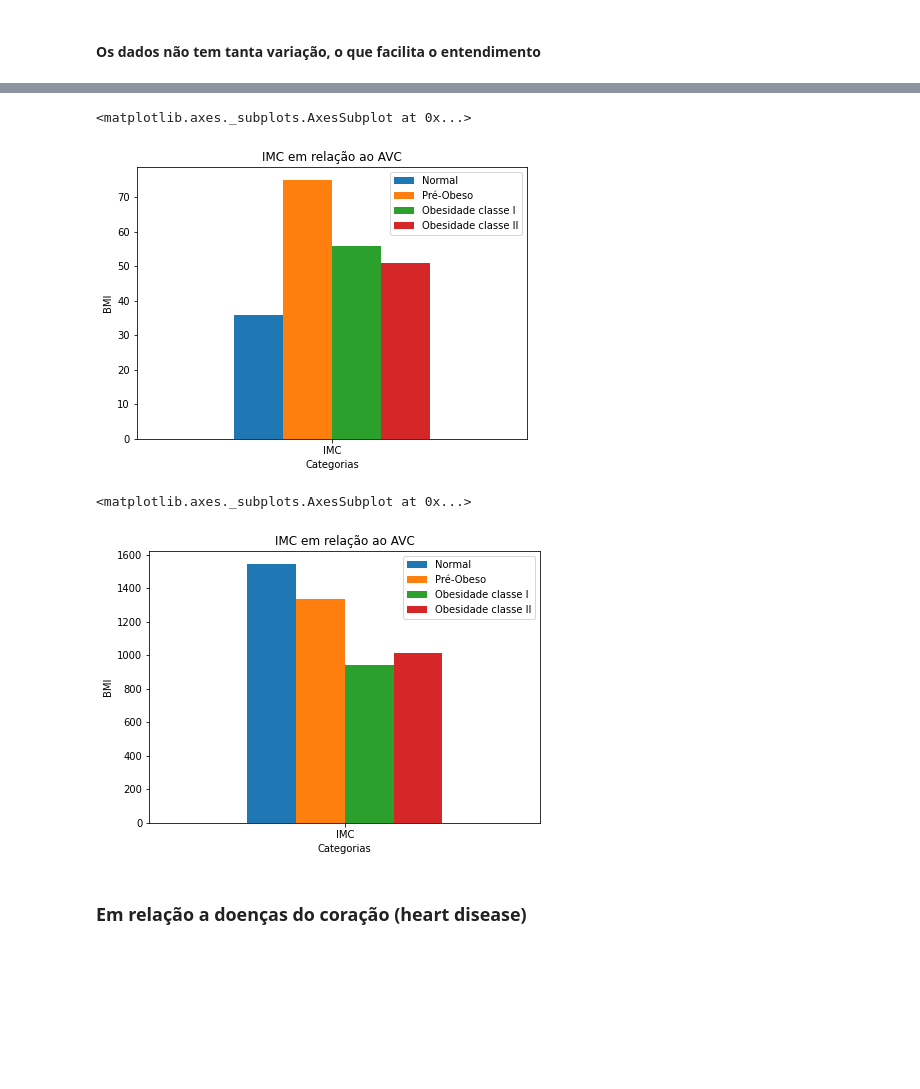
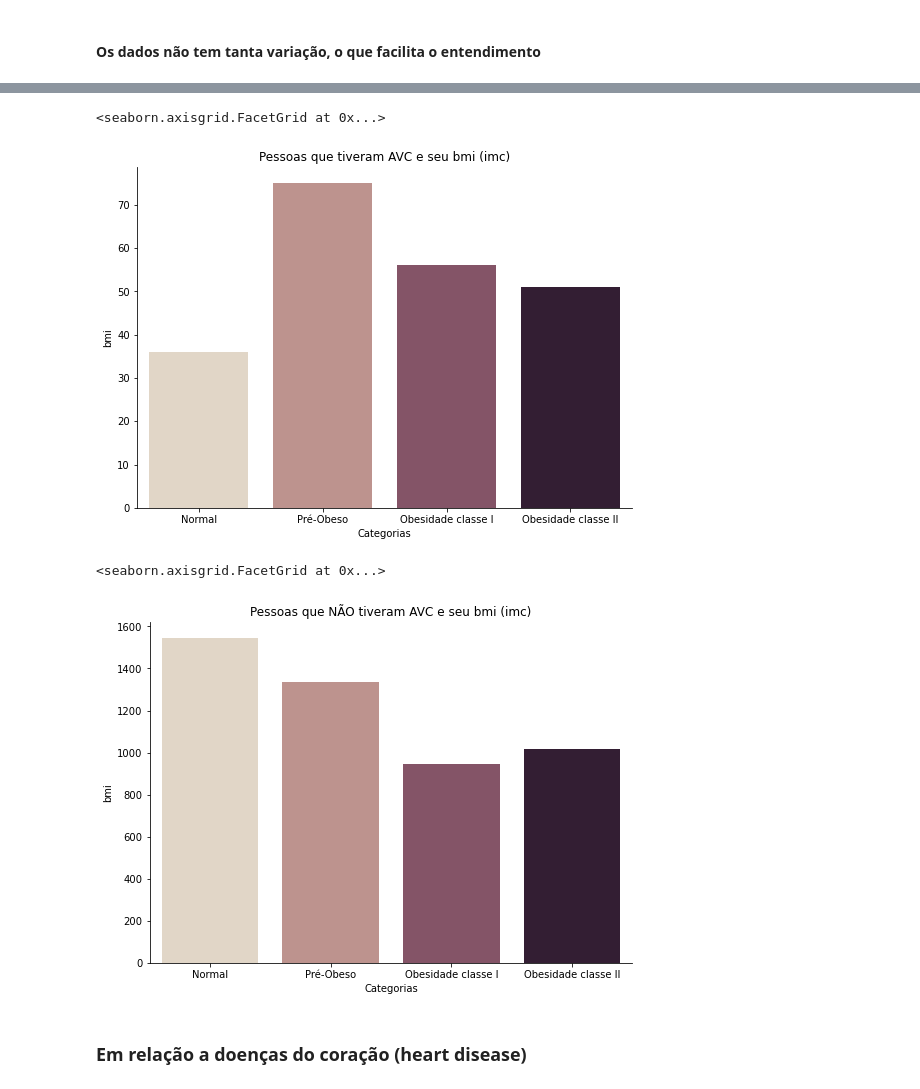
Before and after one commit to lucasma7/Exploratory_Analysis_Stroke, a Jupyter notebook: exploratory_analysis_stroke.ipynb, the cells around one changed output, grey strips where cells are left out. Cells and saved outputs as stored; diff of their text form; code cells hidden in the pictures; blank space fills up the shorter version.

```diff
--- a/exploratory_analysis_stroke.ipynb
+++ b/exploratory_analysis_stroke.ipynb
@@ -488,32 +461,33 @@ array([[<matplotlib.axes._subplots.AxesSubplot object at 0x...>]],
 [figure]
 # %%
-bmi = DataBase[DataBase.stroke == 1]
-bmi = bmi["bmi"].value_counts()
-bmi = bmi.dropna()
-bmi1 = bmi[bmi.index < 25].sum()
-bmi2 = bmi[bmi.index < 30].sum() - bmi1
-bmi3 = bmi[bmi.index < 35].sum() -  (bmi2 + bmi1)
-bmi4 = bmi[bmi.index > 34].sum()
-df_bmi = pd.DataFrame([{"Normal": bmi1, "Pré-Obeso": bmi2, "Obesidade classe I":bmi3, "Obesidade classe II": bmi4 }])
-df_bmi = df_bmi.rename({0 :"IMC"}, axis='index')
-df_bmi.plot.bar (rot=0, title='IMC em relação ao AVC', figsize=(7,5), ylabel='BMI' , xlabel='Categorias')
+bmi_1 = DataBase[DataBase.stroke == 1]
+bmi_1 = bmi_1["bmi"].value_counts()
+bmi_1 = bmi_1.dropna()
+bmi1 = bmi_1[bmi_1.index < 25].sum()
+bmi2 = bmi_1[bmi_1.index < 30].sum() - bmi1
+bmi3 = bmi_1[bmi_1.index < 35].sum() -  (bmi2 + bmi1)
+bmi4 = bmi_1[bmi_1.index > 34].sum()
+df_bmi_1 = pd.DataFrame([{"Normal": bmi1, "Pré-Obeso": bmi2, "Obesidade classe I":bmi3, "Obesidade classe II": bmi4 }])
+df_bmi_1 = df_bmi_1.rename({0 :"BMI"}, axis='columns')
+df_bmi_1 = sns.catplot(data=df_bmi_1,palette="ch:.25", kind="bar", height=5.27, aspect=11.7/8.27)
+df_bmi_1.set(xlabel='Categorias', ylabel='bmi', title='Pessoas que tiveram AVC e seu bmi (imc)')
 # %% [output]
-<matplotlib.axes._subplots.AxesSubplot at 0x...>
+<seaborn.axisgrid.FacetGrid at 0x...>
-[figure, old version]
+[figure, new version]
 # %%
-bmi = DataBase[DataBase.stroke == 0]
-bmi = bmi["bmi"].value_counts()
-bmi = bmi.dropna()
-bmi1 = bmi[bmi.index < 25].sum()
-bmi2 = bmi[bmi.index < 30].sum() - bmi1
-bmi3 = bmi[bmi.index < 35].sum() -  (bmi2 + bmi1)
-bmi4 = bmi[bmi.index > 34].sum()
-df_bmi = pd.DataFrame([{"Normal": bmi1, "Pré-Obeso": bmi2, "Obesidade classe I":bmi3, "Obesidade classe II": bmi4 }])
-df_bmi = df_bmi.rename({0 :"IMC"}, axis='index')
-df_bmi.plot.bar (rot=0, title='IMC em relação ao AVC', figsize=(7,5), ylabel='BMI' , xlabel='Categorias')
+bmi_2 = DataBase[DataBase.stroke == 0]
+bmi_2 = bmi_2["bmi"].value_counts()
+bmi_2 = bmi_2.dropna()
+bmi1 = bmi_2[bmi_2.index < 25].sum()
+bmi2 = bmi_2[bmi_2.index < 30].sum() - bmi1
+bmi3 = bmi_2[bmi_2.index < 35].sum() -  (bmi2 + bmi1)
+bmi4 = bmi_2[bmi_2.index > 34].sum()
+df_bmi_2 = pd.DataFrame([{"Normal": bmi1, "Pré-Obeso": bmi2, "Obesidade classe I":bmi3, "Obesidade classe II": bmi4 }])
+df_bmi_2 = sns.catplot(data=df_bmi_2,palette="ch:.25", kind="bar", height=5.27, aspect=11.7/8.27)
+df_bmi_2.set(xlabel='Categorias', ylabel='bmi', title='Pessoas que NÃO tiveram AVC e seu bmi (imc)')
 # %% [output]
-<matplotlib.axes._subplots.AxesSubplot at 0x...>
+<seaborn.axisgrid.FacetGrid at 0x...>
-[figure, old version]
+[figure, new version]
 # %% [markdown]
 ### Em relação a doenças do coração (heart disease)
 # %%
```
Also changed, not shown: parts of 27 cells of this notebook.
